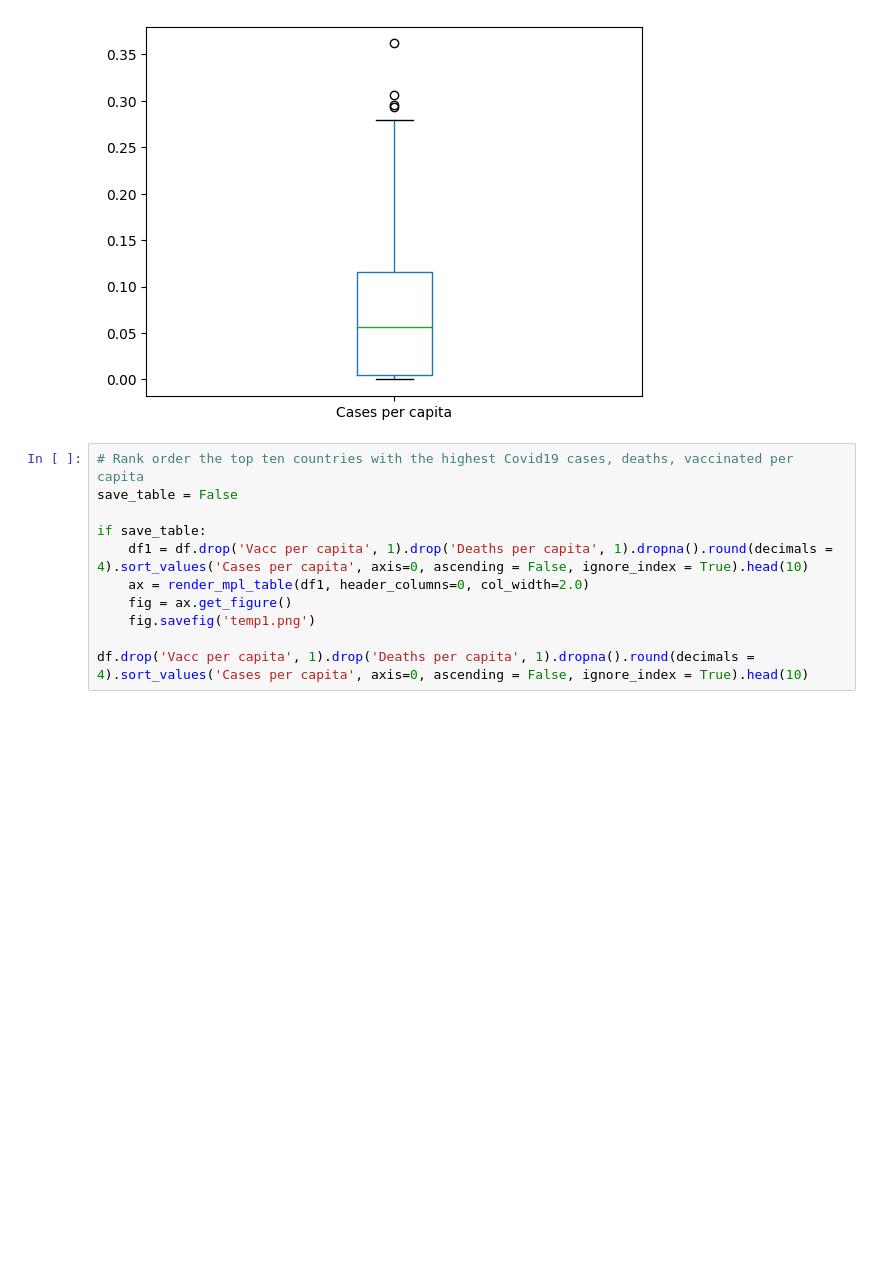
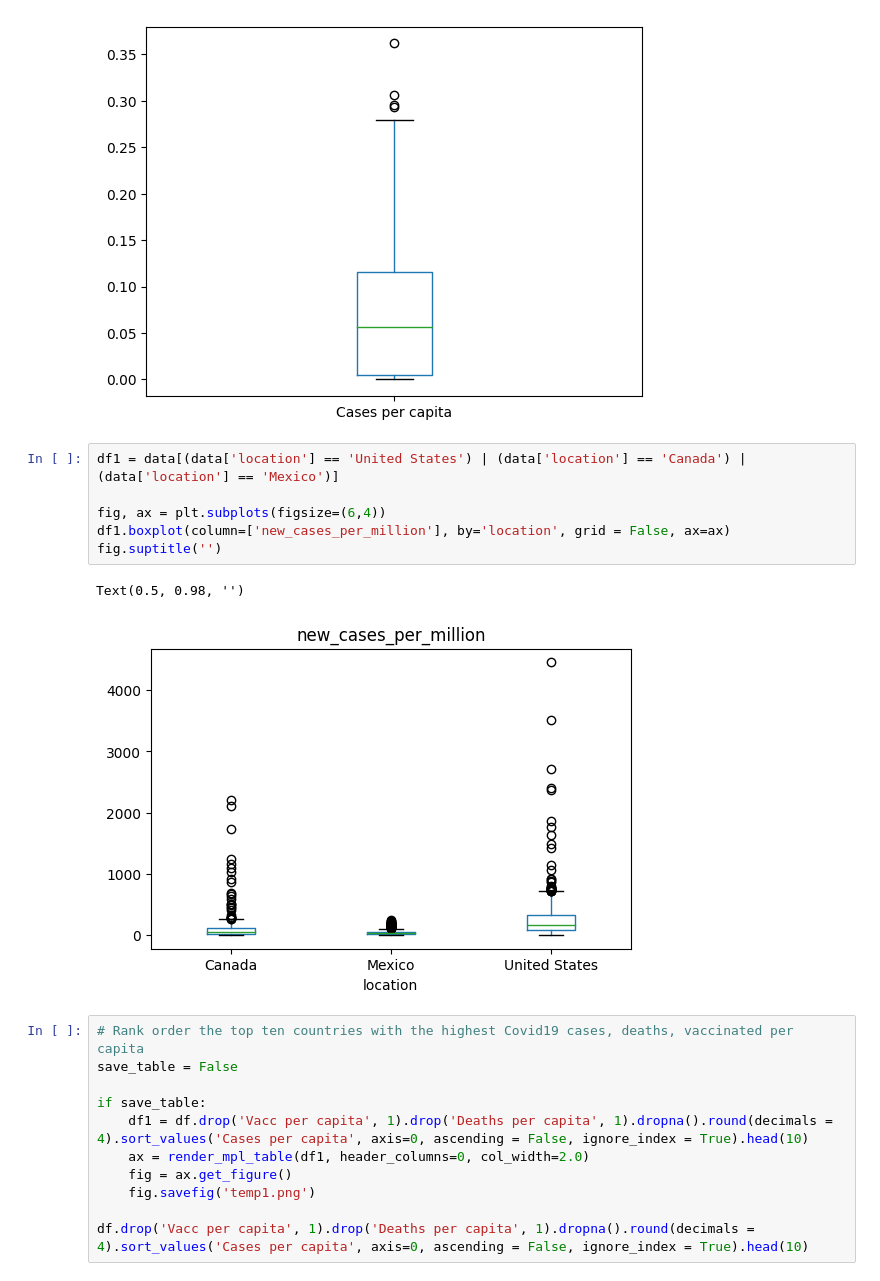
Before and after one commit to msdec321/PythonBasics, a Jupyter notebook: statistics/basics.ipynb, the cells around one changed output. Saved outputs shown, nothing was run; the diff lists cells and outputs as text; blank space fills up the shorter version.

Commit message:
Added grouped boxplots, correlations, and correlation matrix.

```diff
--- a/statistics/basics.ipynb
+++ b/statistics/basics.ipynb
@@ -104,6 +105,15 @@ df.boxplot('Cases per capita', grid = False)
 # %% [output]
 <AxesSubplot:>
 [figure]
+# %%
+df1 = data[(data['location'] == 'United States') | (data['location'] == 'Canada') | (data['location'] == 'Mexico')]
+
+fig, ax = plt.subplots(figsize=(6,4))
+df1.boxplot(column=['new_cases_per_million'], by='location', grid = False, ax=ax)
+fig.suptitle('')
+# %% [output]
+Text(0.5, 0.98, '')
+[figure, added]
 # %%
 # Rank order the top ten countries with the highest Covid19 cases, deaths, vaccinated per capita
 save_table = False
```
Also changed, not shown: parts of 4 cells of this notebook.
